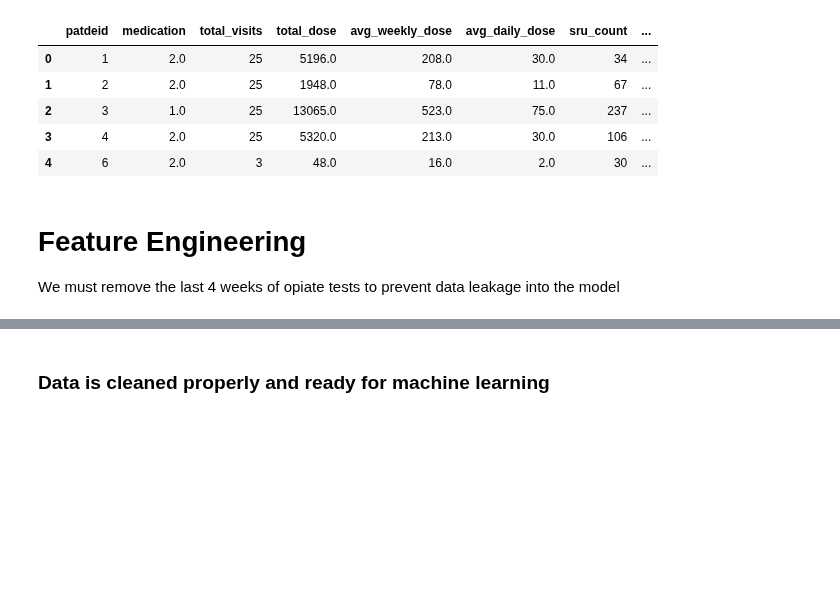
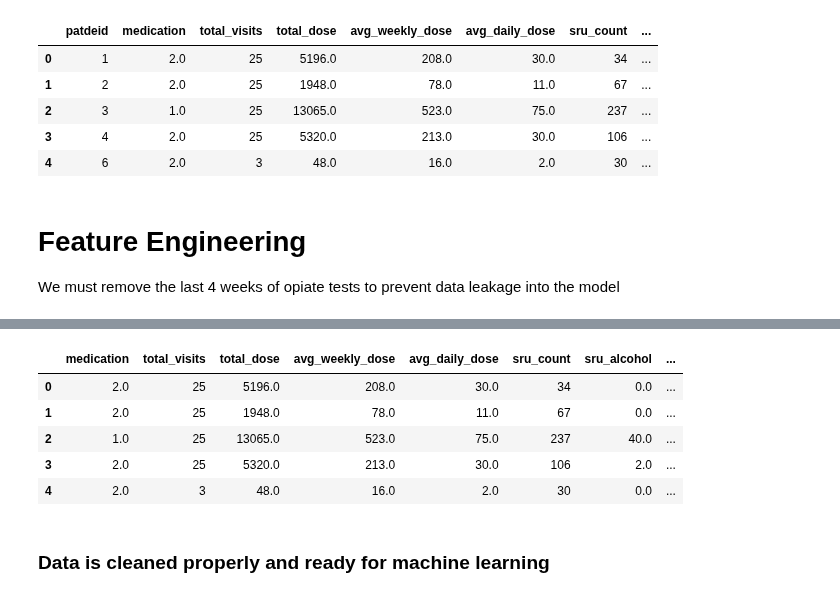
Before and after one commit to DanHerman212/oud_treatment_outcome, a Jupyter notebook: notebooks/Level_2_merging_data_modeling/2-merge.ipynb, the cells around one changed output, grey strips where cells are left out. Saved outputs shown, nothing was run; the diff lists cells and outputs as text; code cells hidden in the pictures; blank space fills up the shorter version.

```diff
--- a/notebooks/Level_2_merging_data_modeling/2-merge.ipynb
+++ b/notebooks/Level_2_merging_data_modeling/2-merge.ipynb
@@ -62,5 +56,5 @@ display(t4.head())
 # Feature Engineering
 We must remove the last 4 weeks of opiate tests to prevent data leakage into the model
 # %%
-# create list with columns that contain "t_Opiate300_21_","t_Opiate300_22_","t_Opiate300_23_","t_Opiate300_24_"
-columns = [col for col in t4.columns if 't_Opiate300_21_' in col or 't_Opiate300_22_' in col or 't_Opiate300_23_' in col or 't_Opiate300_24_' in col]
+# create list with columns that contain "t_Opiate300_21","t_Opiate300_22","t_Opiate300_23","t_Opiate300_24"
+opioid_cols = [col for col in t4.columns if 't_Opiate300_21' in col or 't_Opiate300_22' in col or 't_Opiate300_23' in col or 't_Opiate300_24' in col]
@@ -67,6 +65,6 @@ columns = [col for col in t4.columns if 't_Opiate300_21_' in col or 't_Opiate300
 # %%
 # execute drop
-t4.drop(columns, axis=1, inplace=True)
+t4.drop(opioid_cols, axis=1, inplace=True)
 # %%
 # drop patdeid column
 t4.drop('patdeid', axis=1, inplace=True)
@@ -79,4 +77,13 @@ float64     15
 Name: count, dtype: int64
+# %%
+t4[:5]
+# %% [output]
+|  | medication | total_visits | total_dose | avg_weekly_dose | avg_daily_dose | sru_count | sru_alcohol | ... |
+| 0 | 2.0 | 25 | 5196.0 | 208.0 | 30.0 | 34 | 0.0 | ... |
+| 1 | 2.0 | 25 | 1948.0 | 78.0 | 11.0 | 67 | 0.0 | ... |
+| 2 | 1.0 | 25 | 13065.0 | 523.0 | 75.0 | 237 | 40.0 | ... |
+| 3 | 2.0 | 25 | 5320.0 | 213.0 | 30.0 | 106 | 2.0 | ... |
+| 4 | 2.0 | 3 | 48.0 | 16.0 | 2.0 | 30 | 0.0 | ... |
 # %%
 # remove features that are highly correlated to target, including total_visits, total_dose	avg_weekly_dose
 
```
Also changed, not shown: parts of 12 cells of this notebook, 12 other files.
